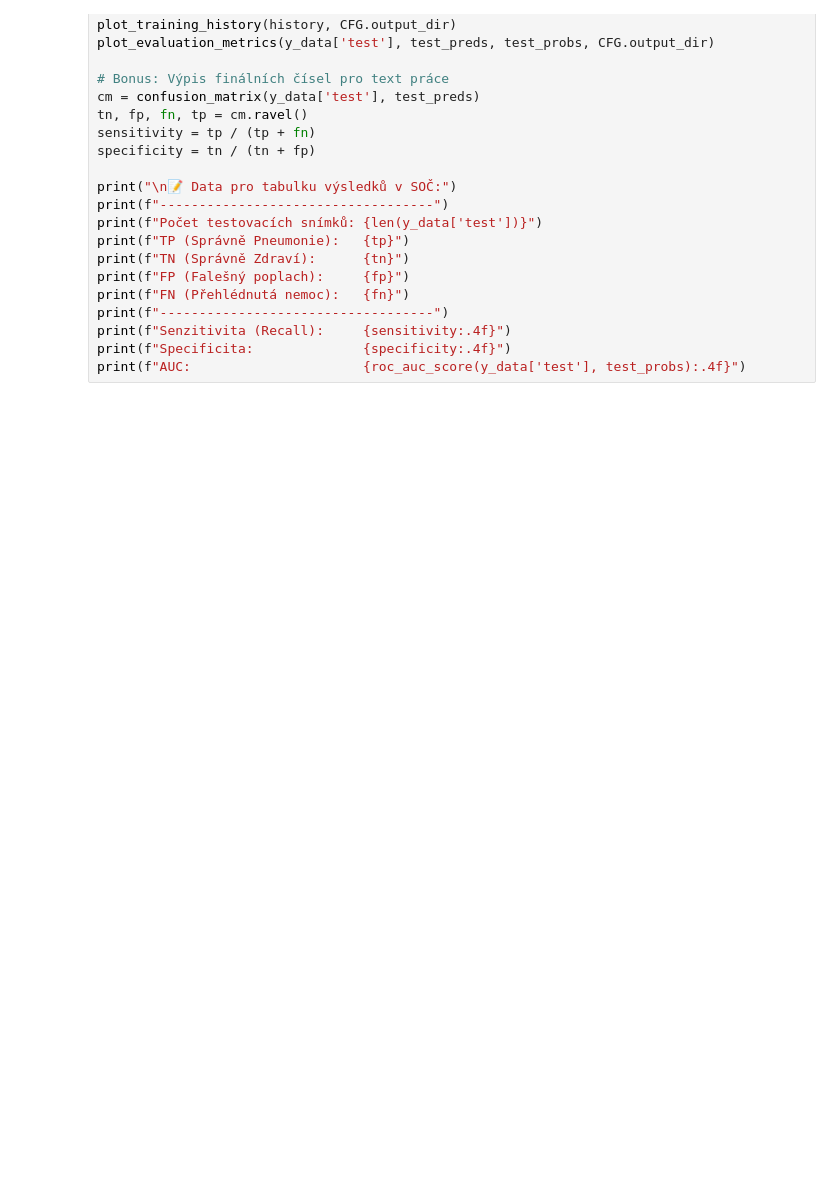
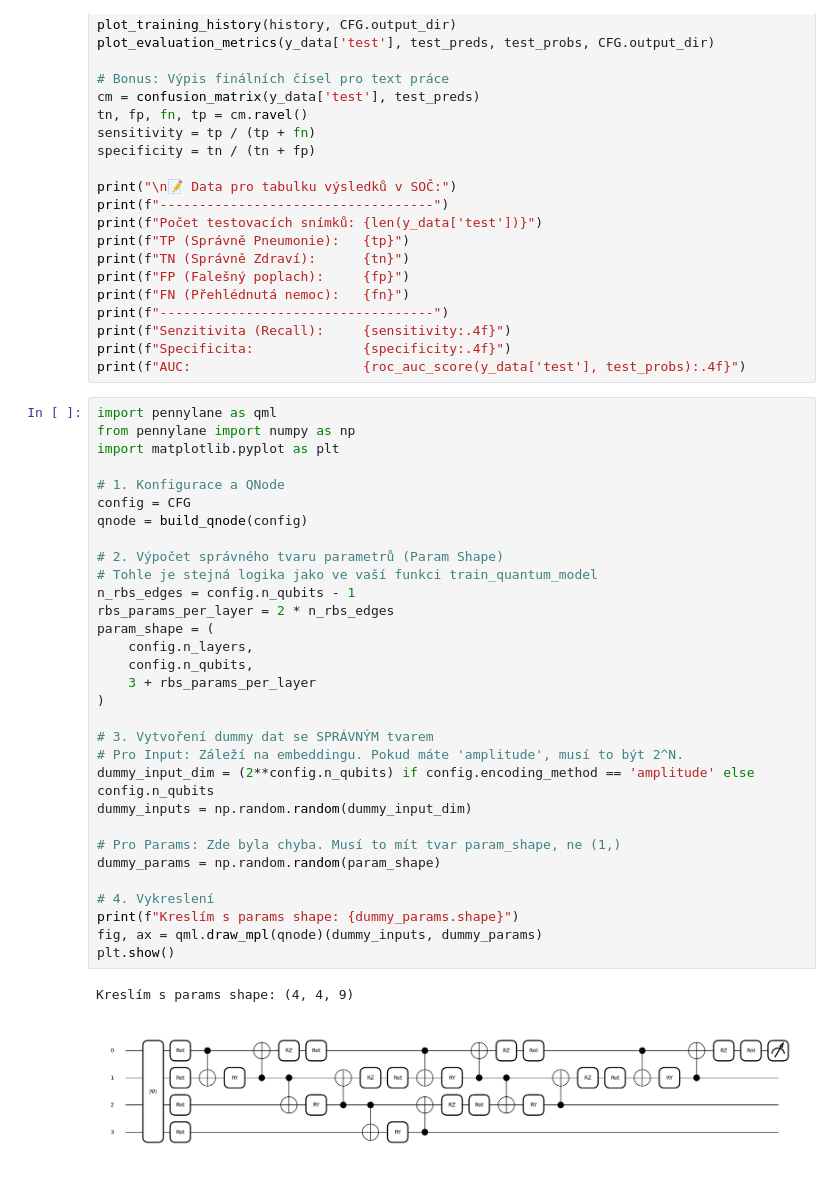
Before and after one commit to mforgo/Hybrid-model-for-pneumonia-detection, a Jupyter notebook: pneumonia_qml.ipynb, the cells around one changed output. Cells and saved outputs as stored; diff of their text form; blank space fills up the shorter version.

```diff
--- a/pneumonia_qml.ipynb
+++ b/pneumonia_qml.ipynb
@@ -962,3 +1032,37 @@ print(f"-----------------------------------")
 print(f"Senzitivita (Recall):     {sensitivity:.4f}")
 print(f"Specificita:              {specificity:.4f}")
 print(f"AUC:                      {roc_auc_score(y_data['test'], test_probs):.4f}")
+# %%
+import pennylane as qml
+from pennylane import numpy as np
+import matplotlib.pyplot as plt
+
+# 1. Konfigurace a QNode
+config = CFG
+qnode = build_qnode(config)
+
+# 2. Výpočet správného tvaru parametrů (Param Shape)
+# Tohle je stejná logika jako ve vaší funkci train_quantum_model
+n_rbs_edges = config.n_qubits - 1
+rbs_params_per_layer = 2 * n_rbs_edges
+param_shape = (
+    config.n_layers,
+    config.n_qubits,
+    3 + rbs_params_per_layer
+)
+
+# 3. Vytvoření dummy dat se SPRÁVNÝM tvarem
+# Pro Input: Záleží na embeddingu. Pokud máte 'amplitude', musí to být 2^N.
+dummy_input_dim = (2**config.n_qubits) if config.encoding_method == 'amplitude' else config.n_qubits
+dummy_inputs = np.random.random(dummy_input_dim)
+
+# Pro Params: Zde byla chyba. Musí to mít tvar param_shape, ne (1,)
+dummy_params = np.random.random(param_shape)
+
+# 4. Vykreslení
+print(f"Kreslím s params shape: {dummy_params.shape}")
+fig, ax = qml.draw_mpl(qnode)(dummy_inputs, dummy_params)
+plt.show()
+# %% [output]
+Kreslím s params shape: (4, 4, 9)
+[figure, added]
```
Also changed, not shown: parts of 8 cells of this notebook.
